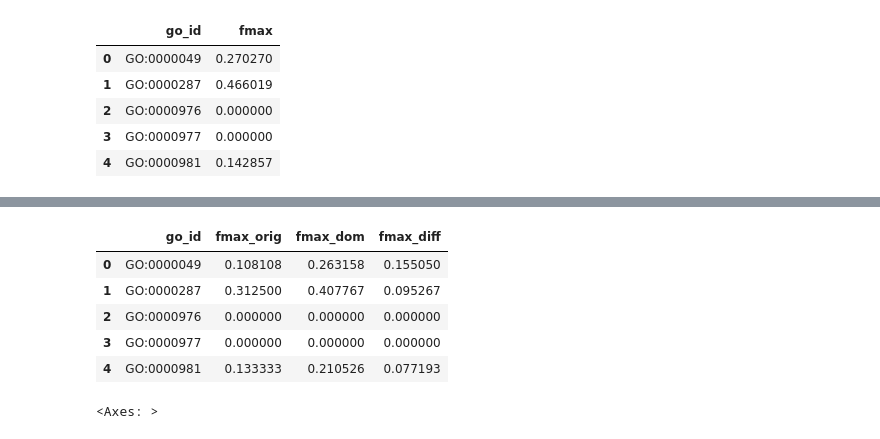
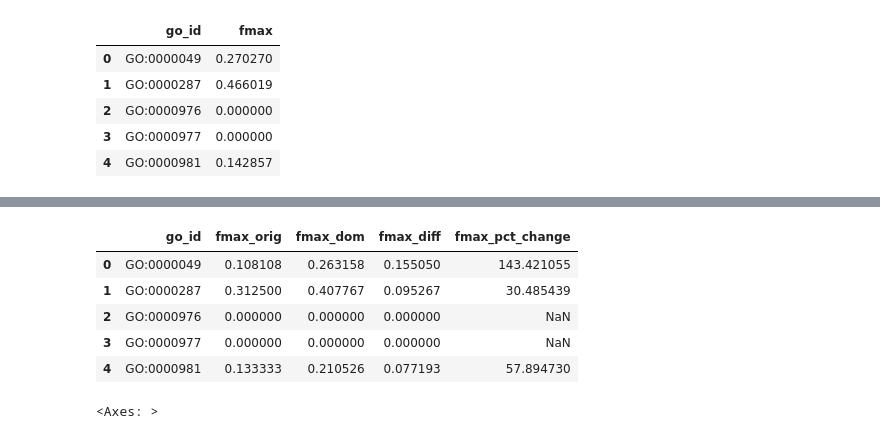
Before and after one commit to rcalef/magneton, a Jupyter notebook: experiments/go_perf_by_interpro.ipynb, the cells around one changed output, grey strips where cells are left out. Cells and saved outputs as stored; diff of their text form; code cells hidden in the pictures.

```diff
--- a/experiments/go_perf_by_interpro.ipynb
+++ b/experiments/go_perf_by_interpro.ipynb
@@ -100,23 +99,25 @@ tensor(0.5816) 0.23999999463558197
 # %%
 combined = (
     orig_label_fmax
     .merge(
         dom_label_fmax,
         on="go_id",
         suffixes=("_orig", "_dom")
     )
     .assign(
         fmax_diff=lambda x: x.fmax_dom - x.fmax_orig,
+        fmax_pct_change=lambda x: (x.fmax_diff / x.fmax_orig)*100,
     )
+    .loc[lambda x: ~x.fmax_orig.isna()]
 )
 combined.head()
 # %% [output]
-|  | go_id | fmax_orig | fmax_dom | fmax_diff |
-| 0 | GO:0000049 | 0.108108 | 0.263158 | 0.155050 |
-| 1 | GO:0000287 | 0.312500 | 0.407767 | 0.095267 |
-| 2 | GO:0000976 | 0.000000 | 0.000000 | 0.000000 |
-| 3 | GO:0000977 | 0.000000 | 0.000000 | 0.000000 |
-| 4 | GO:0000981 | 0.133333 | 0.210526 | 0.077193 |
+|  | go_id | fmax_orig | fmax_dom | fmax_diff | fmax_pct_change |
+| 0 | GO:0000049 | 0.108108 | 0.263158 | 0.155050 | 143.421055 |
+| 1 | GO:0000287 | 0.312500 | 0.407767 | 0.095267 | 30.485439 |
+| 2 | GO:0000976 | 0.000000 | 0.000000 | 0.000000 | NaN |
+| 3 | GO:0000977 | 0.000000 | 0.000000 | 0.000000 | NaN |
+| 4 | GO:0000981 | 0.133333 | 0.210526 | 0.077193 | 57.894730 |
 # %%
 combined.fmax_diff.hist()
 # %% [output]
```
Also changed, not shown: parts of 22 cells of this notebook, 9 other files.
